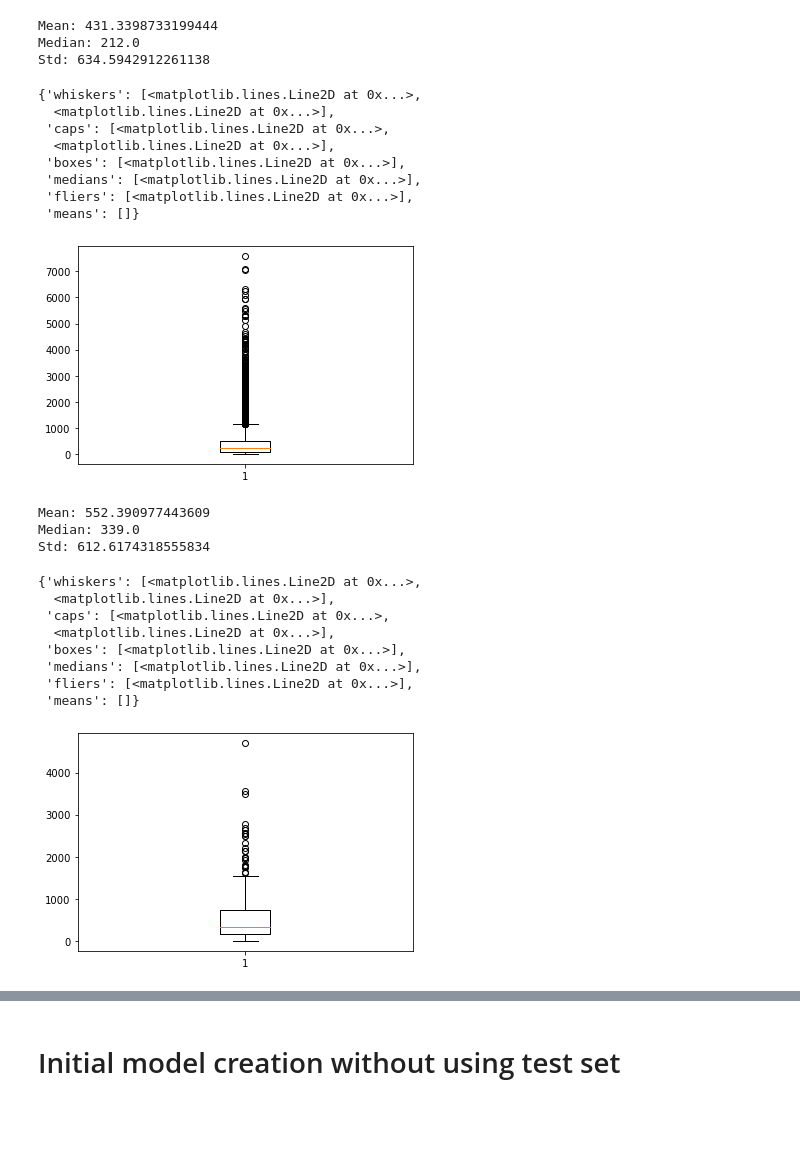
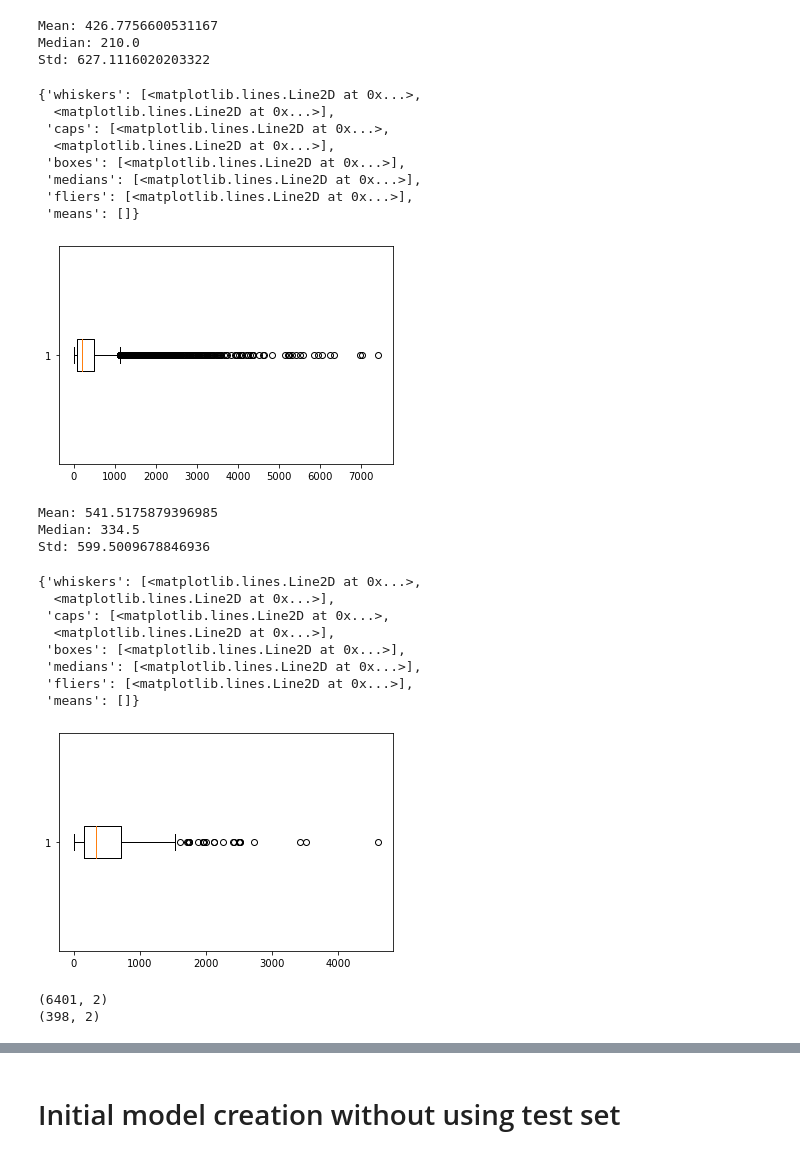
Before and after one commit to VedantMandloi/ResearchProject32934, a Jupyter notebook: src/combined_models/baseline_tfidf_svc_combined.ipynb, the cells around one changed output, grey strips where cells are left out. Saved outputs shown, nothing was run; the diff lists cells and outputs as text; code cells hidden in the pictures; blank space fills up the shorter version.

```diff
--- a/src/combined_models/baseline_tfidf_svc_combined.ipynb
+++ b/src/combined_models/baseline_tfidf_svc_combined.ipynb
@@ -17,35 +93,41 @@ pd.options.display.max_colwidth = 1000
 # %%
-train_df = read_json_as_df('combined-train.json')
-test_df = read_json_as_df('combined-test.json')
+train_df = read_json_as_df('../Data/combined-train.json')
+test_df = read_json_as_df('../Data/combined-test.json')
+# %%
+train_df.text = train_df.text.str.strip()
+train_df = train_df[train_df.text != '']
+
+# test_df.text = test_df.text.str.strip()
+test_df = test_df[test_df.text != '']
 # %%
 text_lengths = np.array([len(sent) for sent in train_df.text])
 
 print(f'Mean: {np.mean(text_lengths)} \nMedian: {np.median(text_lengths)} \nStd: {np.std(text_lengths)} ')
 
-plt.boxplot(text_lengths)
+plt.boxplot(text_lengths, vert=False)
 # %% [output]
-Mean: 431.3398733199444
-Median: 212.0
-Std: 634.5942912261138
+Mean: 426.7756600531167
+Median: 210.0
+Std: 627.1116020203322
 {'whiskers': [<matplotlib.lines.Line2D at 0x...>,
   <matplotlib.lines.Line2D at 0x...>],
  'caps': [<matplotlib.lines.Line2D at 0x...>,
   <matplotlib.lines.Line2D at 0x...>],
  'boxes': [<matplotlib.lines.Line2D at 0x...>],
  'medians': [<matplotlib.lines.Line2D at 0x...>],
  'fliers': [<matplotlib.lines.Line2D at 0x...>],
  'means': []}
-[figure, old version]
+[figure, new version]
 # %%
 text_lengths = np.array([len(sent) for sent in test_df.text])
 
 print(f'Mean: {np.mean(text_lengths)} \nMedian: {np.median(text_lengths)} \nStd: {np.std(text_lengths)} ')
 
-plt.boxplot(text_lengths)
+plt.boxplot(text_lengths, vert=False)
 # %% [output]
-Mean: 552.390977443609
-Median: 339.0
-Std: 612.6174318555834
+Mean: 541.5175879396985
+Median: 334.5
+Std: 599.5009678846936
 {'whiskers': [<matplotlib.lines.Line2D at 0x...>,
   <matplotlib.lines.Line2D at 0x...>],
  'caps': [<matplotlib.lines.Line2D at 0x...>,
@@ -54,7 +136,13 @@ Std: 612.6174318555834
  'medians': [<matplotlib.lines.Line2D at 0x...>],
  'fliers': [<matplotlib.lines.Line2D at 0x...>],
  'means': []}
-[figure, old version]
+[figure, new version]
+# %%
+print(train_df.shape)
+print(test_df.shape)
+# %% [output]
+(6401, 2)
+(398, 2)
 # %%
 train_df.priority.value_counts()
 # %% [output]
```
Also changed, not shown: parts of 23 cells of this notebook, 30 other files.
